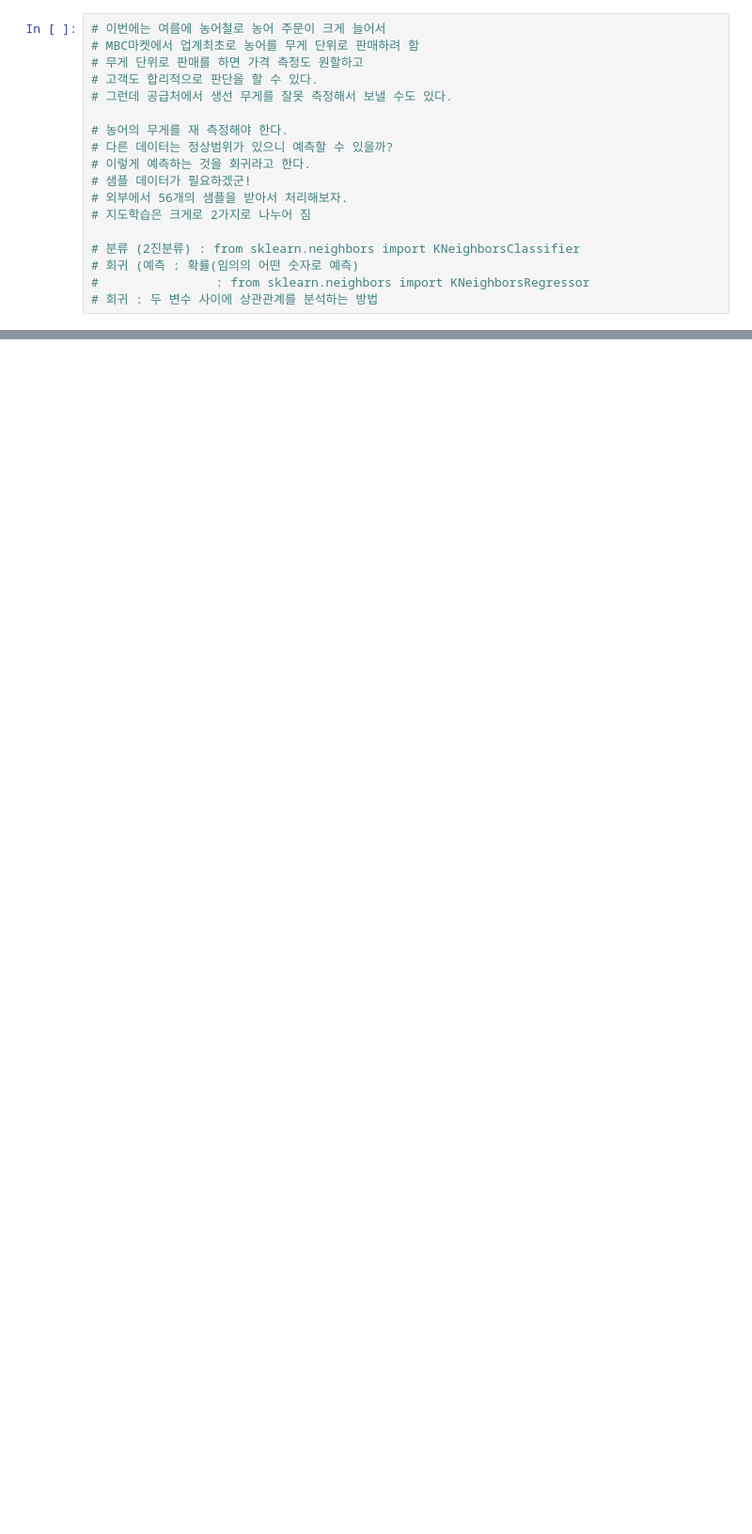
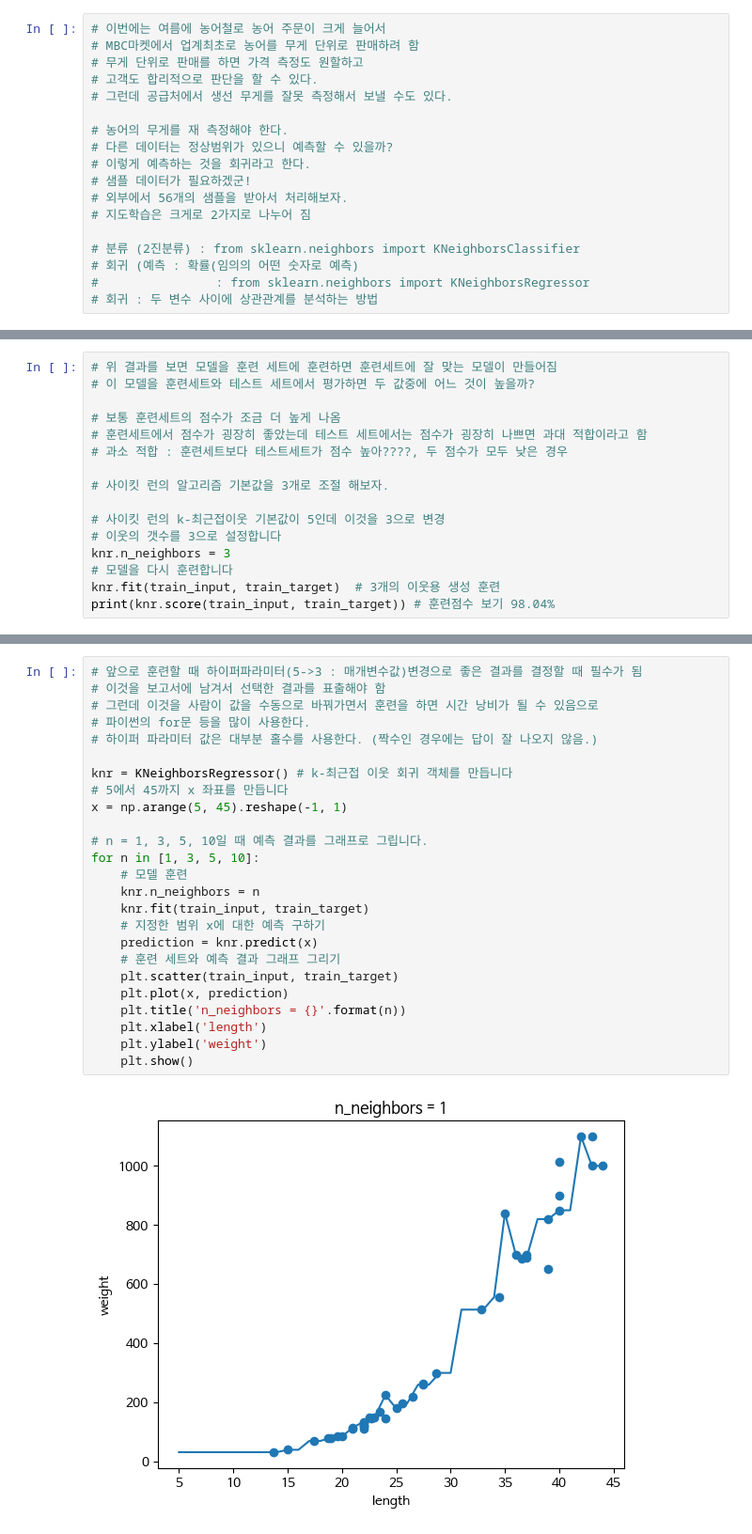
Before and after one commit to leewow03/AI_26, a Jupyter notebook: 03_01_k최근접이웃회귀알고리즘.ipynb, the cells around one changed output, grey strips where cells are left out. Shown at 94% size. Cells and saved outputs as stored; diff of their text form; blank space fills up the shorter version.

```diff
--- a/03_01_k최근접이웃회귀알고리즘.ipynb
+++ b/03_01_k최근접이웃회귀알고리즘.ipynb
@@ -20,0 +209,16 @@
+# %%
+# 위 결과를 보면 모델을 훈련 세트에 훈련하면 훈련세트에 잘 맞는 모델이 만들어짐
+# 이 모델을 훈련세트와 테스트 세트에서 평가하면 두 값중에 어느 것이 높을까?
+
+# 보통 훈련세트의 점수가 조금 더 높게 나옴
+# 훈련세트에서 점수가 굉장히 좋았는데 테스트 세트에서는 점수가 굉장히 나쁘면 과대 적합이라고 함
+# 과소 적합 : 훈련세트보다 테스트세트가 점수 높아????, 두 점수가 모두 낮은 경우
+
+# 사이킷 런의 알고리즘 기본값을 3개로 조절 해보자.
+
+# 사이킷 런의 k-최근접이웃 기본값이 5인데 이것을 3으로 변경
+# 이웃의 갯수를 3으로 설정합니다
+knr.n_neighbors = 3
+# 모델을 다시 훈련합니다
+knr.fit(train_input, train_target)  # 3개의 이웃용 생성 훈련
+print(knr.score(train_input, train_target)) # 훈련점수 보기 98.04%
@@ -20,0 +236,27 @@
+# %%
+# 앞으로 훈련할 때 하이퍼파라미터(5->3 : 매개변수값)변경으로 좋은 결과를 결정할 때 필수가 됨
+# 이것을 보고서에 남겨서 선택한 결과를 표출해야 함
+# 그런데 이것을 사람이 값을 수동으로 바꿔가면서 훈련을 하면 시간 낭비가 될 수 있음으로
+# 파이썬의 for문 등을 많이 사용한다.
+# 하이퍼 파라미터 값은 대부분 홀수를 사용한다. (짝수인 경우에는 답이 잘 나오지 않음.)
+
+knr = KNeighborsRegressor() # k-최근접 이웃 회귀 객체를 만듭니다
+# 5에서 45까지 x 좌표를 만듭니다
+x = np.arange(5, 45).reshape(-1, 1)
+
+# n = 1, 3, 5, 10일 때 예측 결과를 그래프로 그립니다.
+for n in [1, 3, 5, 10]:
+    # 모델 훈련
+    knr.n_neighbors = n
+    knr.fit(train_input, train_target)
+    # 지정한 범위 x에 대한 예측 구하기
+    prediction = knr.predict(x)
+    # 훈련 세트와 예측 결과 그래프 그리기
+    plt.scatter(train_input, train_target)
+    plt.plot(x, prediction)
+    plt.title('n_neighbors = {}'.format(n))
+    plt.xlabel('length')
+    plt.ylabel('weight')
+    plt.show()
+# %% [output]
+[figure, added]
```
Also changed, not shown: parts of 22 cells of this notebook.
